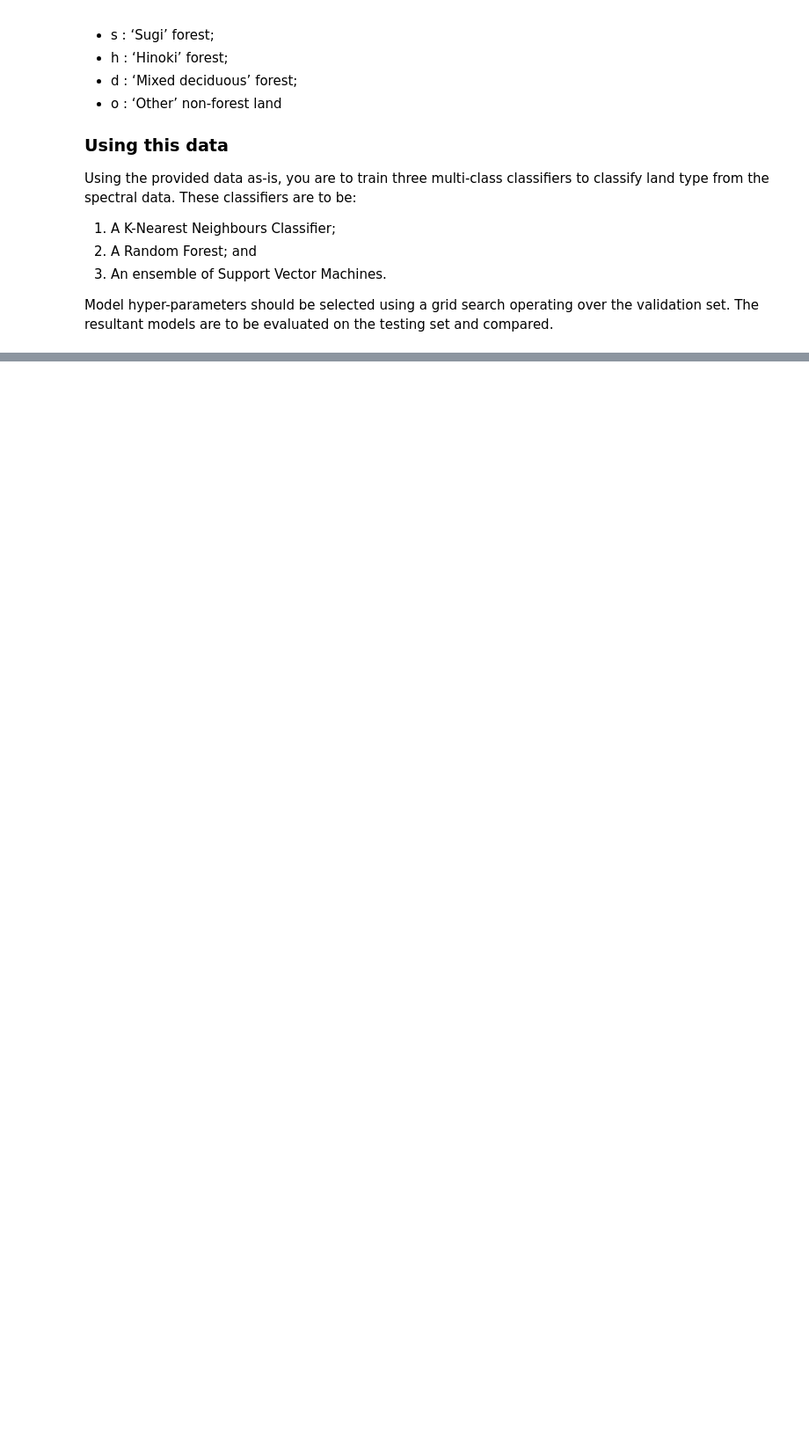
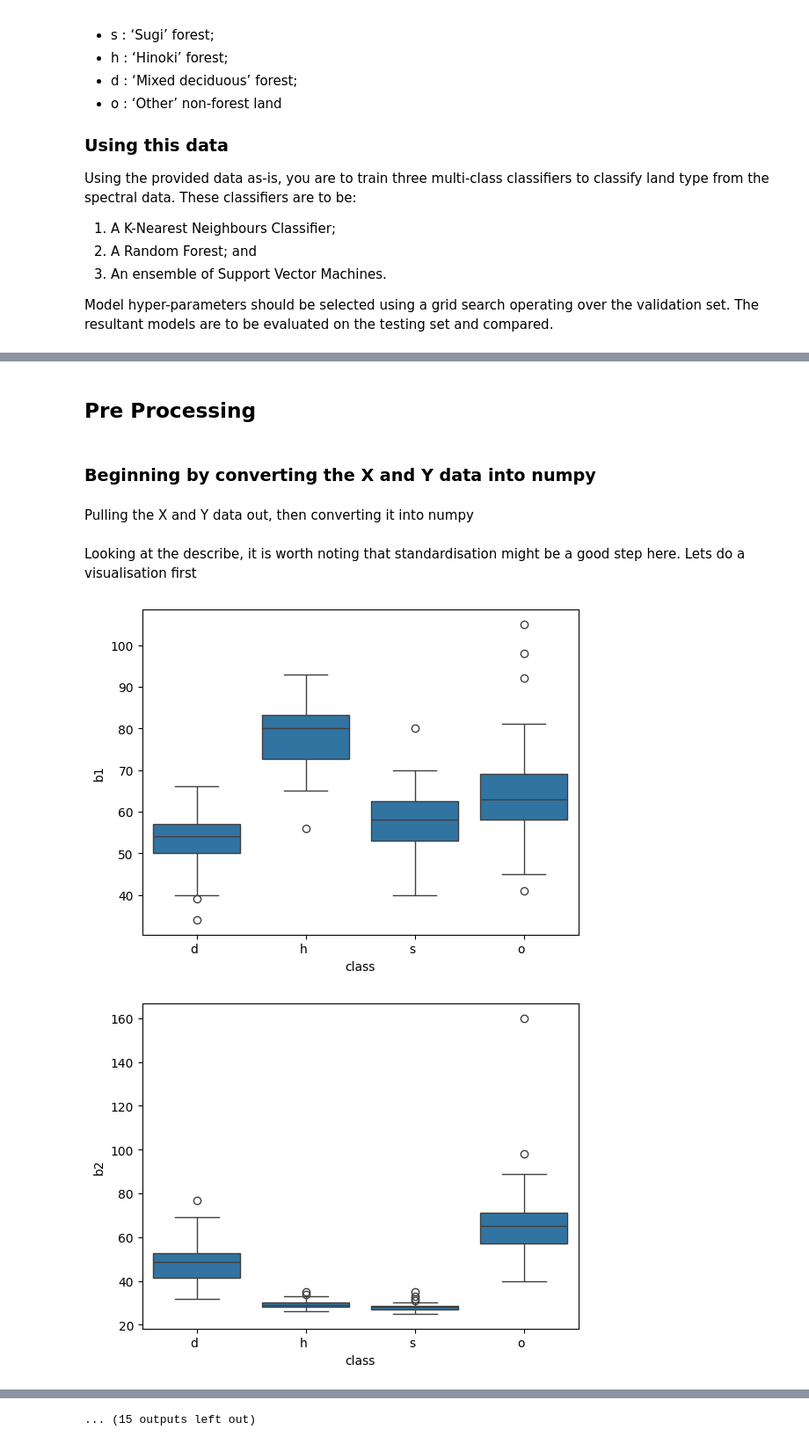
Before and after one commit to aidanlockwood20/CAB420-Codebase, a Jupyter notebook: Assessment/assignment_1a/assignment_1a.ipynb, the cells around one changed output, grey strips where cells are left out. Shown at 88% size. Saved outputs shown, nothing was run; the diff lists cells and outputs as text; code cells hidden in the pictures; blank space fills up the shorter version.

```diff
--- a/Assessment/assignment_1a/assignment_1a.ipynb
+++ b/Assessment/assignment_1a/assignment_1a.ipynb
@@ -347,0 +414,24 @@ Model hyper-parameters should be selected using a grid search operating over the
+# %% [markdown]
+## Pre Processing
+# %% [markdown]
+### Beginning by converting the X and Y data into numpy
+# %% [markdown]
+Pulling the X and Y data out, then converting it into numpy
+# %%
+y_q2_train = q2_train['class']
+X_q2_train = q2_train.drop(columns=['class'])
+
+y_q2_test = q2_test['class']
+X_q2_test = q2_test.drop(columns=['class'])
+
+y_q2_val = q2_val['class']
+X_q2_val = q2_val.drop(columns=['class'])
+# %% [markdown]
+Looking at the describe, it is worth noting that standardisation might be a good step here. Lets do a visualisation first
+# %%
+for variable in X_q2_train.columns:
+    sns.boxplot(x = 'class', y = variable, data = q2_train)
+    plt.show()
+# %% [output]
+[figure, added]
+[figure, added]
@@ -347,0 +448 @@ Model hyper-parameters should be selected using a grid search operating over the
+... (15 outputs left out)
```
Also changed, not shown: parts of 40 cells of this notebook, 3 other files.
